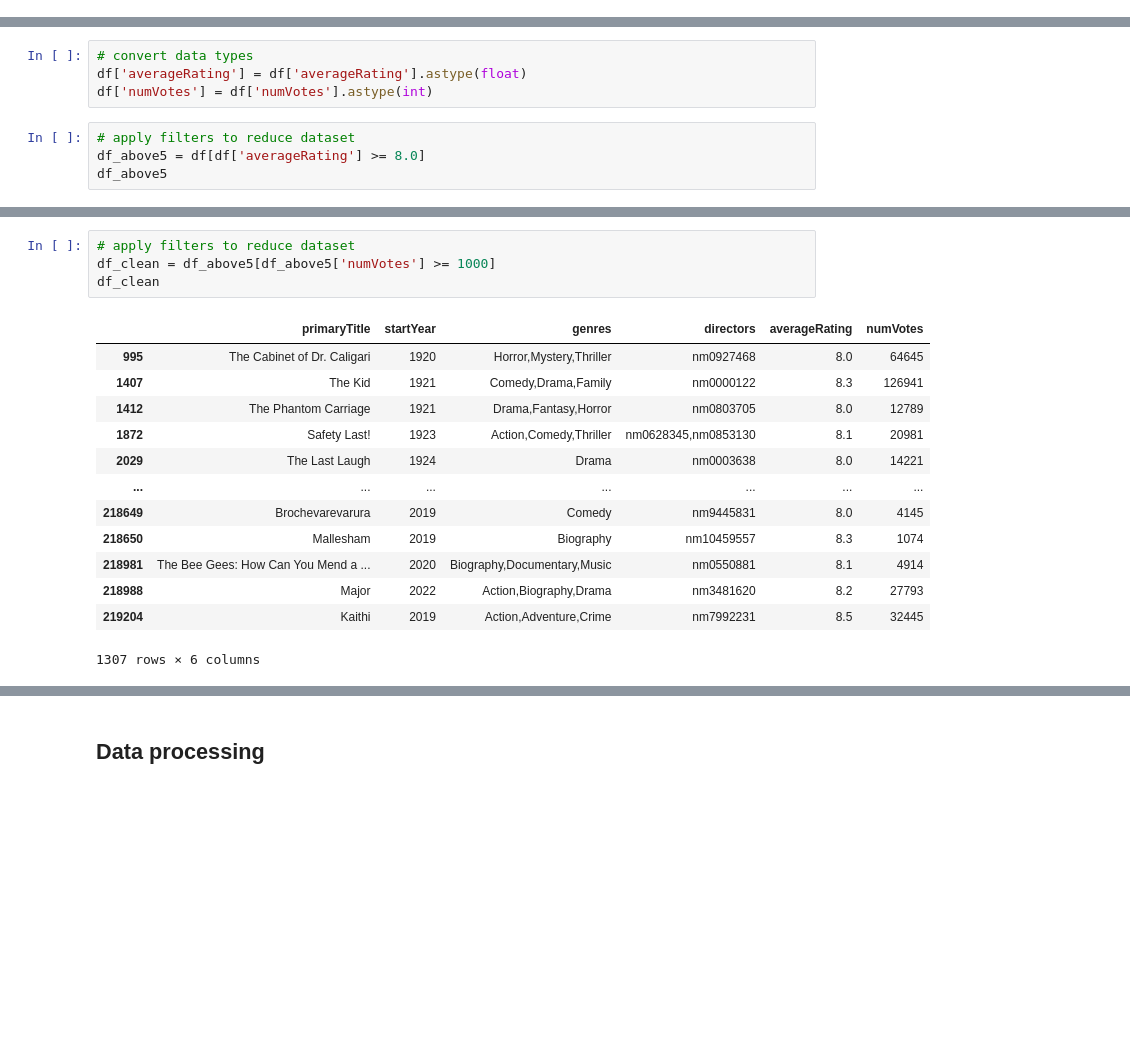
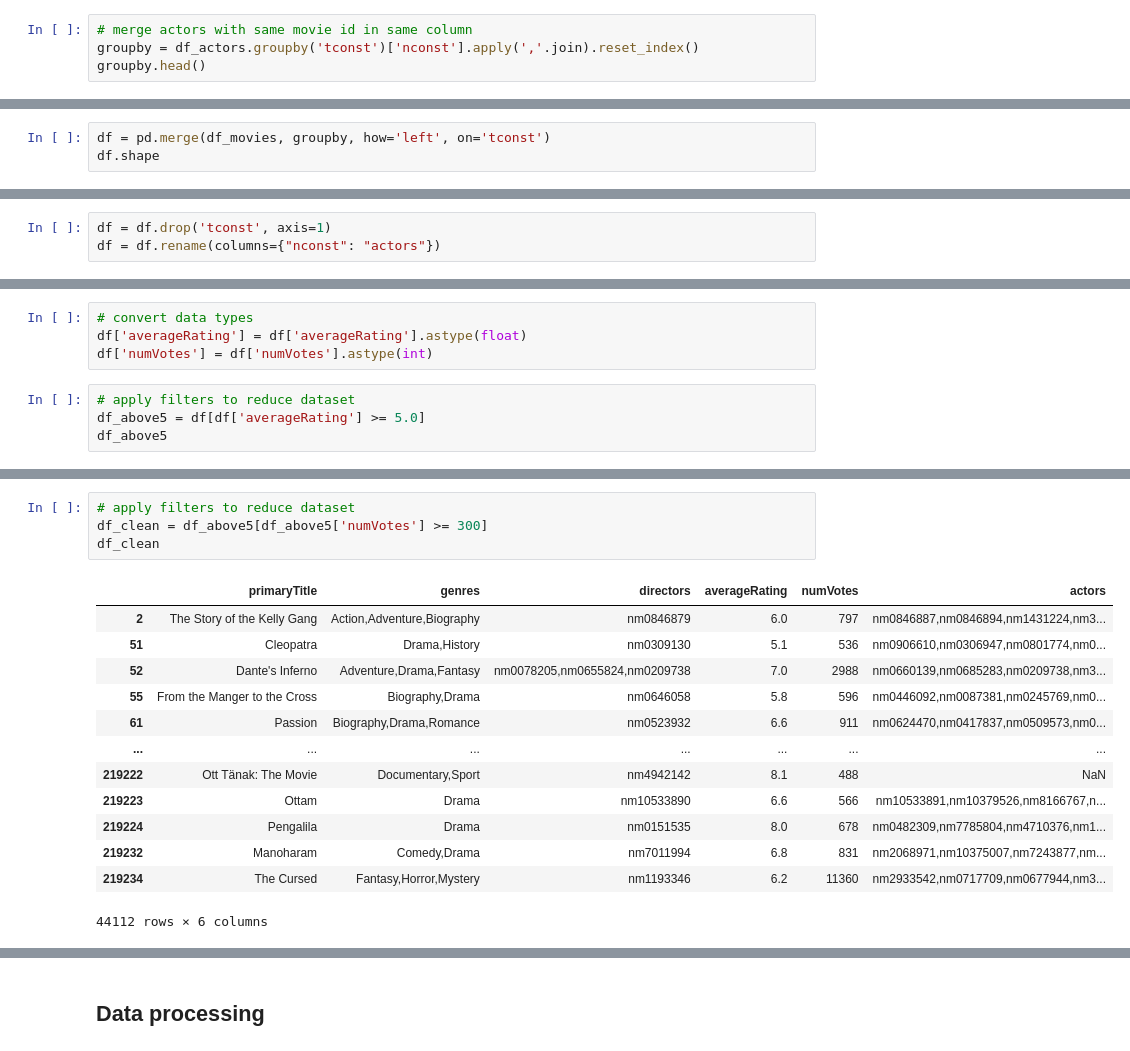
Before and after one commit to tanialemos/recommender-system, a Jupyter notebook: nb-test.ipynb, the cells around one changed output, grey strips where cells are left out. Saved outputs shown, nothing was run; the diff lists cells and outputs as text; blank space fills up the shorter version.

```diff
--- a/nb-test.ipynb
+++ b/nb-test.ipynb
@@ -27,0 +55,4 @@ df = pd.DataFrame.from_records(data=data, columns=col)
+# %%
+# merge actors with same movie id in same column
+groupby = df_actors.groupby('tconst')['nconst'].apply(','.join).reset_index()
+groupby.head()
@@ -27,0 +66,3 @@ df = pd.DataFrame.from_records(data=data, columns=col)
+# %%
+df = pd.merge(df_movies, groupby, how='left', on='tconst')
+df.shape
@@ -28 +71,4 @@ df = pd.DataFrame.from_records(data=data, columns=col)
+# %%
+df = df.drop('tconst', axis=1)
+df = df.rename(columns={"nconst": "actors"})
 # %%
@@ -46,6 +108,6 @@ df['averageRating'] = df['averageRating'].astype(float)
 df['numVotes'] = df['numVotes'].astype(int)
 # %%
 # apply filters to reduce dataset
-df_above5 = df[df['averageRating'] >= 8.0]
+df_above5 = df[df['averageRating'] >= 5.0]
 df_above5
 # %% [output]
@@ -65,21 +127,21 @@ df_above5
 # %%
 # apply filters to reduce dataset
-df_clean = df_above5[df_above5['numVotes'] >= 1000]
+df_clean = df_above5[df_above5['numVotes'] >= 300]
 df_clean
 # %% [output]
-|  | primaryTitle | startYear | genres | directors | averageRating | numVotes |
-| 995 | The Cabinet of Dr. Caligari | 1920 | Horror,Mystery,Thriller | nm0927468 | 8.0 | 64645 |
-| 1407 | The Kid | 1921 | Comedy,Drama,Family | nm0000122 | 8.3 | 126941 |
-| 1412 | The Phantom Carriage | 1921 | Drama,Fantasy,Horror | nm0803705 | 8.0 | 12789 |
-| 1872 | Safety Last! | 1923 | Action,Comedy,Thriller | nm0628345,nm0853130 | 8.1 | 20981 |
-| 2029 | The Last Laugh | 1924 | Drama | nm0003638 | 8.0 | 14221 |
+|  | primaryTitle | genres | directors | averageRating | numVotes | actors |
+| 2 | The Story of the Kelly Gang | Action,Adventure,Biography | nm0846879 | 6.0 | 797 | nm0846887,nm0846894,nm1431224,nm3... |
+| 51 | Cleopatra | Drama,History | nm0309130 | 5.1 | 536 | nm0906610,nm0306947,nm0801774,nm0... |
+| 52 | Dante's Inferno | Adventure,Drama,Fantasy | nm0078205,nm0655824,nm0209738 | 7.0 | 2988 | nm0660139,nm0685283,nm0209738,nm3... |
+| 55 | From the Manger to the Cross | Biography,Drama | nm0646058 | 5.8 | 596 | nm0446092,nm0087381,nm0245769,nm0... |
+| 61 | Passion | Biography,Drama,Romance | nm0523932 | 6.6 | 911 | nm0624470,nm0417837,nm0509573,nm0... |
 | ... | ... | ... | ... | ... | ... | ... |
-| 218649 | Brochevarevarura | 2019 | Comedy | nm9445831 | 8.0 | 4145 |
-| 218650 | Mallesham | 2019 | Biography | nm10459557 | 8.3 | 1074 |
-| 218981 | The Bee Gees: How Can You Mend a ... | 2020 | Biography,Documentary,Music | nm0550881 | 8.1 | 4914 |
-| 218988 | Major | 2022 | Action,Biography,Drama | nm3481620 | 8.2 | 27793 |
-| 219204 | Kaithi | 2019 | Action,Adventure,Crime | nm7992231 | 8.5 | 32445 |
+| 219222 | Ott Tänak: The Movie | Documentary,Sport | nm4942142 | 8.1 | 488 | NaN |
+| 219223 | Ottam | Drama | nm10533890 | 6.6 | 566 | nm10533891,nm10379526,nm8166767,n... |
+| 219224 | Pengalila | Drama | nm0151535 | 8.0 | 678 | nm0482309,nm7785804,nm4710376,nm1... |
+| 219232 | Manoharam | Comedy,Drama | nm7011994 | 6.8 | 831 | nm2068971,nm10375007,nm7243877,nm... |
+| 219234 | The Cursed | Fantasy,Horror,Mystery | nm1193346 | 6.2 | 11360 | nm2933542,nm0717709,nm0677944,nm3... |
-1307 rows × 6 columns
+44112 rows × 6 columns
 # %%
 # convert data types
 df_clean['genres'] = df_clean['genres'].astype("string")
```
Also changed, not shown: parts of 43 cells of this notebook, 2 other files.
